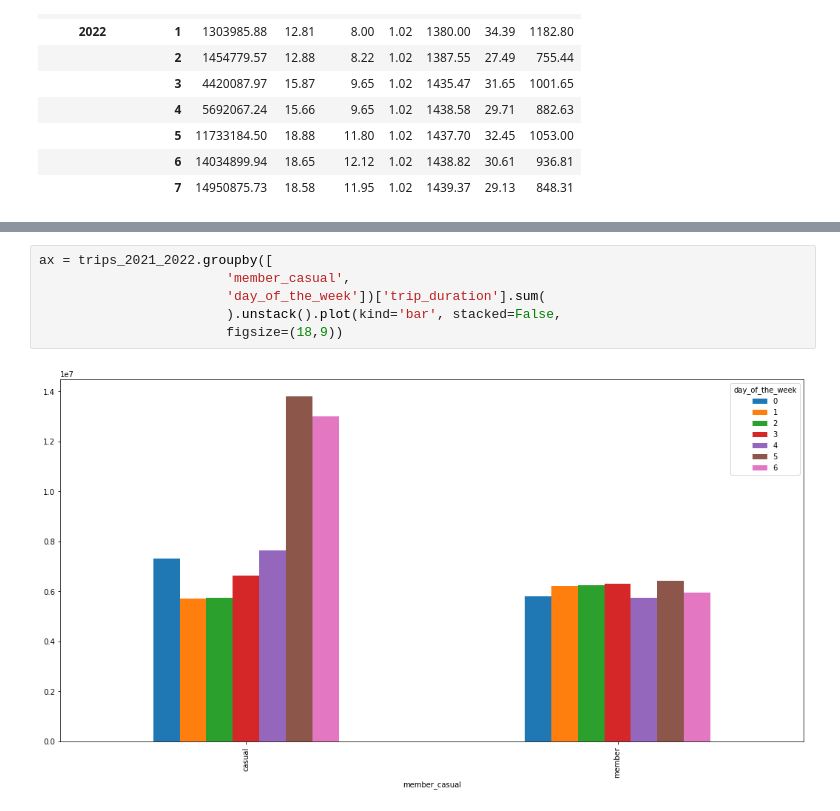
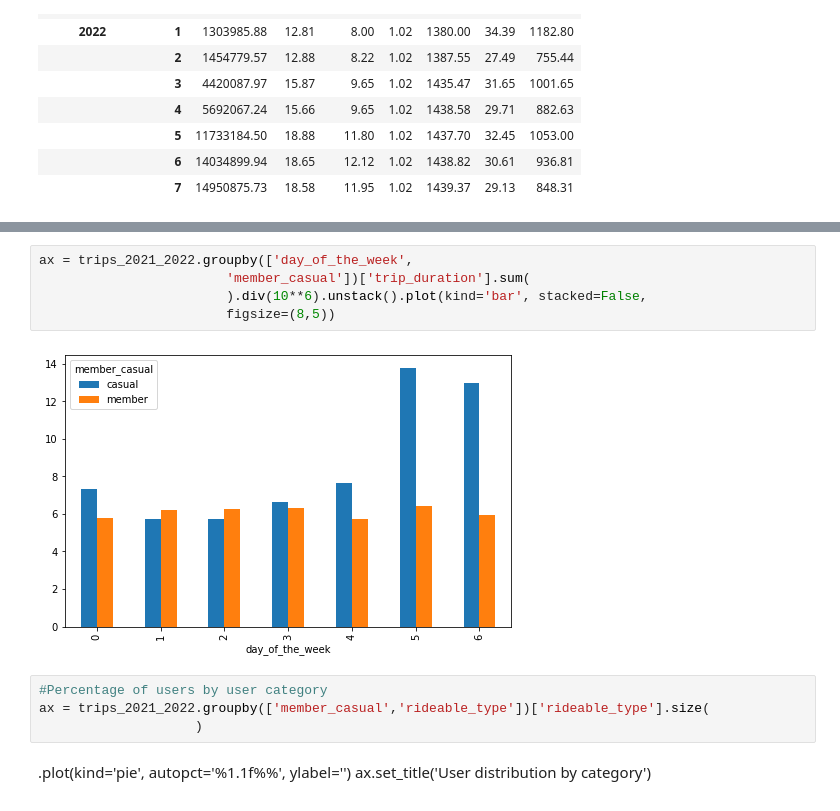
Before and after one commit to AlvaroValdelamar/Google-Data-Capstone-Project, a Jupyter notebook: src/main_script.ipynb, the cells around one changed output, grey strips where cells are left out. Cells and saved outputs as stored; diff of their text form.

```diff
--- a/src/main_script.ipynb
+++ b/src/main_script.ipynb
@@ -649,8 +683,14 @@ Text(0.5, 1.0, 'Total minutes of trips per month by type of user')
 # %%
-ax = trips_2021_2022.groupby([
-                        'member_casual',
-                        'day_of_the_week'])['trip_duration'].sum(
-                        ).unstack().plot(kind='bar', stacked=False,
-                        figsize=(18,9))
+ax = trips_2021_2022.groupby(['day_of_the_week',
+                        'member_casual'])['trip_duration'].sum(
+                        ).div(10**6).unstack().plot(kind='bar', stacked=False,
+                        figsize=(8,5))
 # %% [output]
-[figure, old version]
+[figure, new version]
+# %%
+#Percentage of users by user category
+ax = trips_2021_2022.groupby(['member_casual','rideable_type'])['rideable_type'].size(
+                    )
+# %% [markdown]
+.plot(kind='pie', autopct='%1.1f%%', ylabel='')
+ax.set_title('User distribution by category')
```
Also changed, not shown: parts of 7 cells of this notebook.
